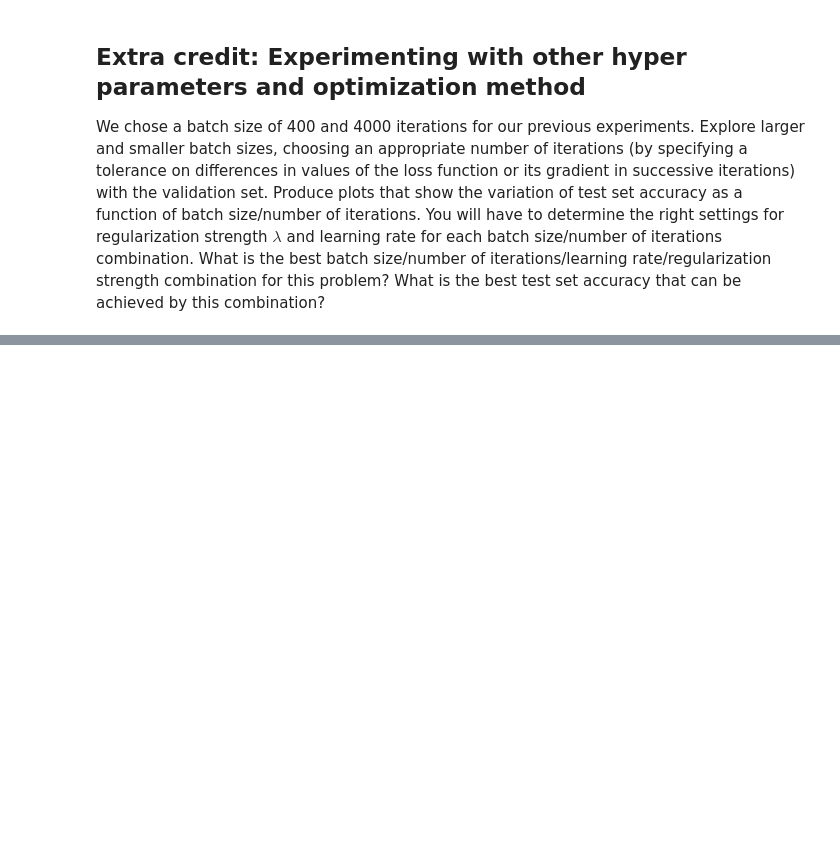
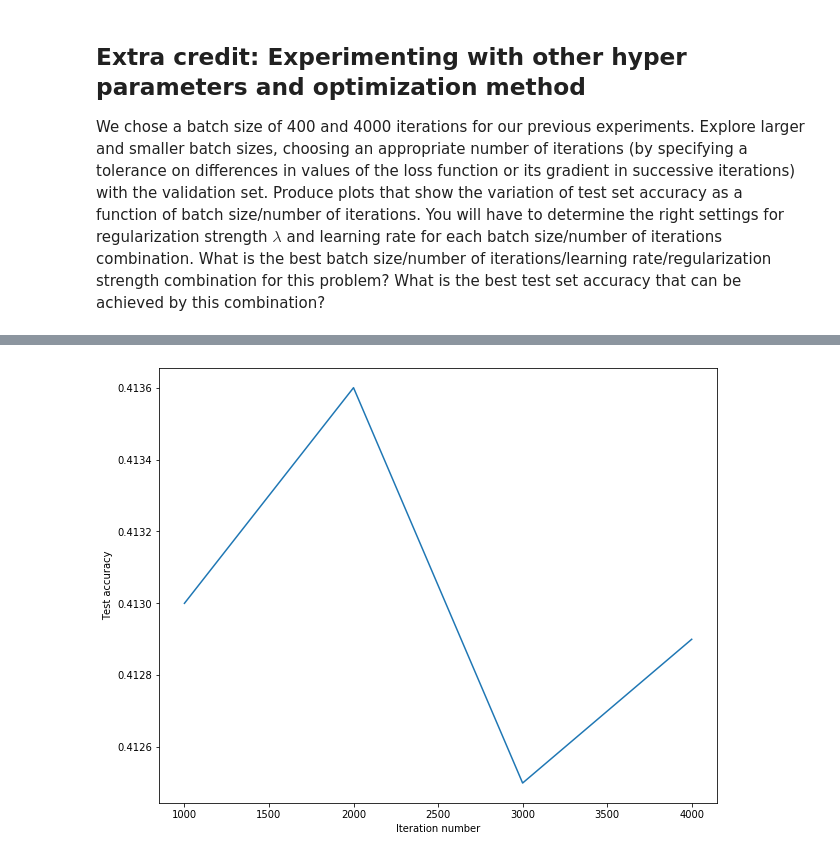
Before and after one commit to JavisDaDa/Statistical-ML, a Jupyter notebook: hw3/softmax_cifar.ipynb, the cells around one changed output, grey strips where cells are left out. Drawn from its saved outputs; the diff is of its cells as text; code cells hidden in the pictures; blank space fills up the shorter version.

```diff
--- a/hw3/softmax_cifar.ipynb
+++ b/hw3/softmax_cifar.ipynb
@@ -454,0 +462,10 @@ df_iter.loc[0][1:].plot()
+# %%
+x = [1000, 2000, 3000, 4000]
+y = df_iter.loc[0][1:]
+plt.plot(x, y)
+plt.xlabel('Iteration number')
+plt.ylabel('Test accuracy')
+plt.savefig('iter.png')
+plt.show()
+# %% [output]
+[figure, added]
```
Also changed, not shown: parts of 17 cells of this notebook, 40 other files.
